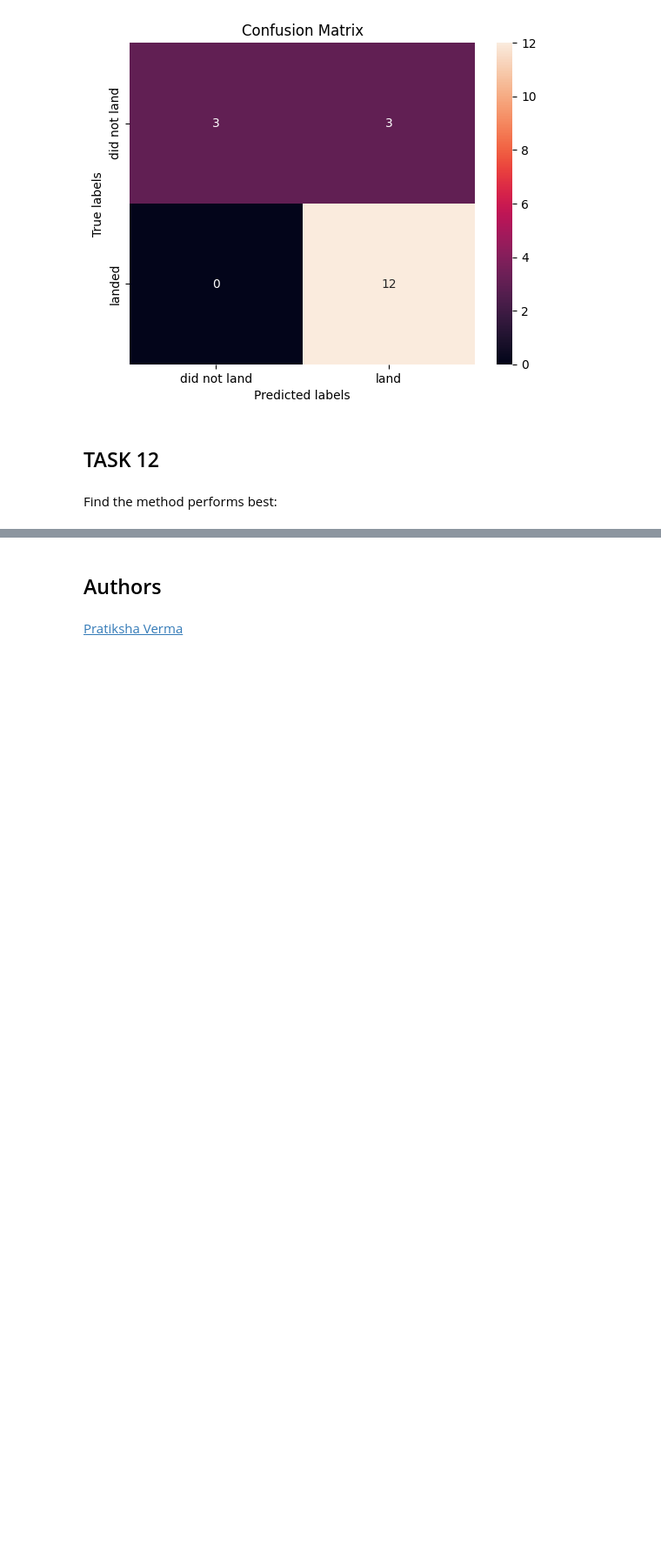
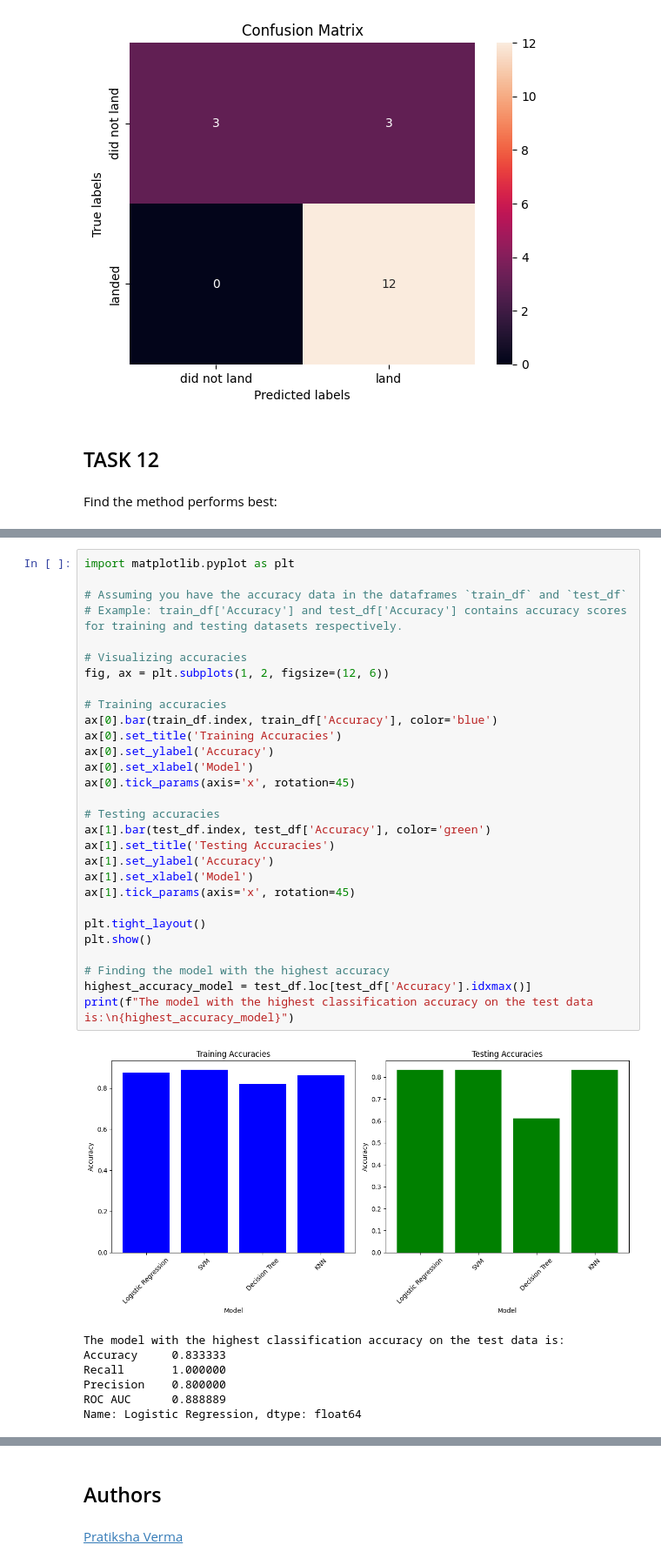
Before and after one commit to 6760525/ads, a Jupyter notebook: SpaceX_Machine_Learning_Prediction_Part_5.jupyterlite.ipynb, the cells around one changed output, grey strips where cells are left out. Shown at 87% size. Cells and saved outputs as stored; diff of their text form; blank space fills up the shorter version.

```diff
--- a/SpaceX_Machine_Learning_Prediction_Part_5.jupyterlite.ipynb
+++ b/SpaceX_Machine_Learning_Prediction_Part_5.jupyterlite.ipynb
@@ -349,0 +461,37 @@ Find the method performs best:
+# %%
+import matplotlib.pyplot as plt
+
+# Assuming you have the accuracy data in the dataframes `train_df` and `test_df`
+# Example: train_df['Accuracy'] and test_df['Accuracy'] contains accuracy scores for training and testing datasets respectively.
+
+# Visualizing accuracies
+fig, ax = plt.subplots(1, 2, figsize=(12, 6))
+
+# Training accuracies
+ax[0].bar(train_df.index, train_df['Accuracy'], color='blue')
+ax[0].set_title('Training Accuracies')
+ax[0].set_ylabel('Accuracy')
+ax[0].set_xlabel('Model')
+ax[0].tick_params(axis='x', rotation=45)
+
+# Testing accuracies
+ax[1].bar(test_df.index, test_df['Accuracy'], color='green')
+ax[1].set_title('Testing Accuracies')
+ax[1].set_ylabel('Accuracy')
+ax[1].set_xlabel('Model')
+ax[1].tick_params(axis='x', rotation=45)
+
+plt.tight_layout()
+plt.show()
+
+# Finding the model with the highest accuracy
+highest_accuracy_model = test_df.loc[test_df['Accuracy'].idxmax()]
+print(f"The model with the highest classification accuracy on the test data is:\n{highest_accuracy_model}")
+# %% [output]
+[figure, added]
+The model with the highest classification accuracy on the test data is:
+Accuracy     0.833333
+Recall       1.000000
+Precision    0.800000
+ROC AUC      0.888889
+Name: Logistic Regression, dtype: float64
```
Also changed, not shown: parts of 11 cells of this notebook.
